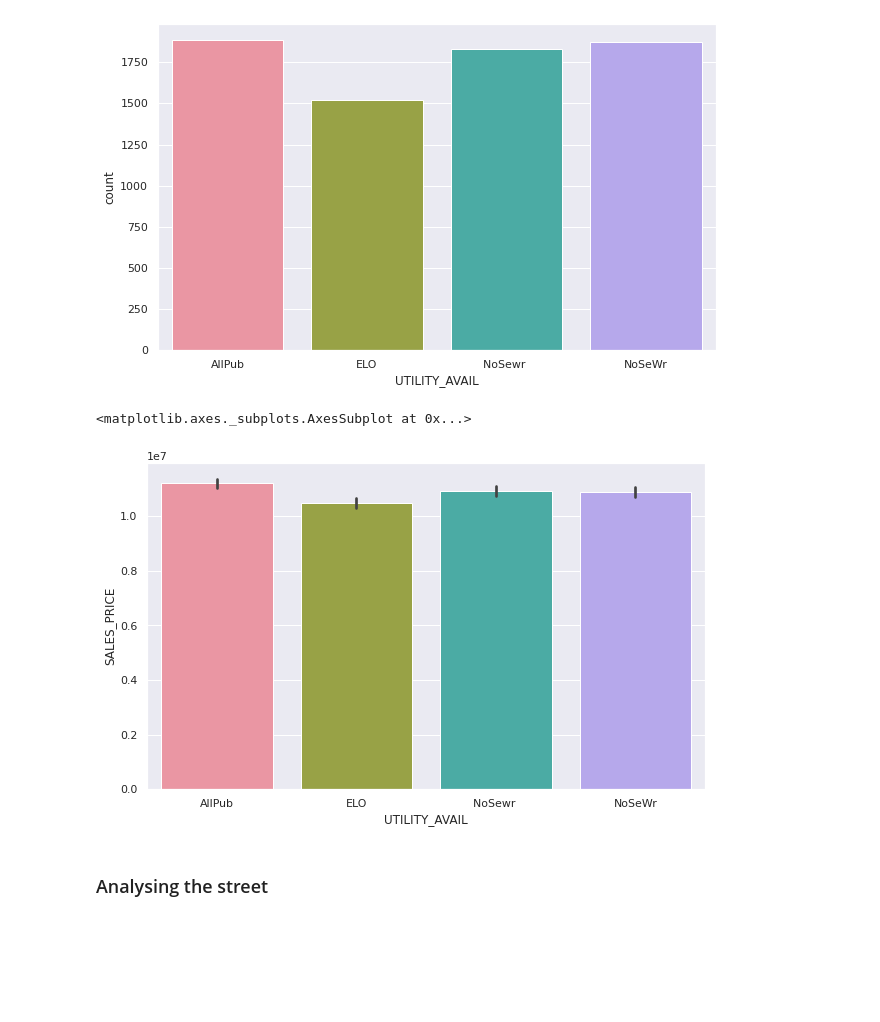
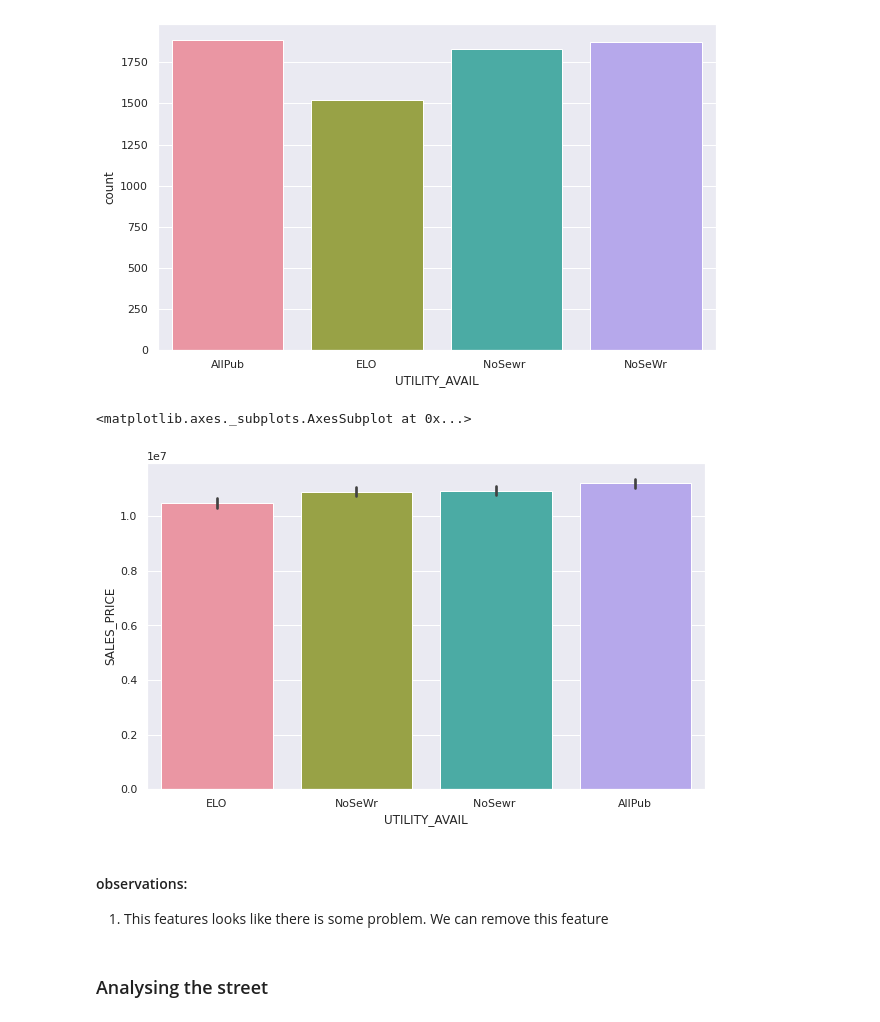
Before and after one commit to Balajilp/Chennai_House_Price_Prediction, a Jupyter notebook: Chennai_House_Price.ipynb, the cells around one changed output. Drawn from its saved outputs; the diff is of its cells as text; code cells hidden in the pictures; blank space fills up the shorter version.

```diff
--- a/Chennai_House_Price.ipynb
+++ b/Chennai_House_Price.ipynb
@@ -540,10 +549,16 @@ Pass the following variable as a keyword arg: x. From version 0.12, the only val
 # %%
 # Analyisi using Bar plot on utility avail
 plt.figure(figsize=(10, 6))
-sns.barplot(x=df4['UTILITY_AVAIL'], y=df4['SALES_PRICE'])
+# sns.barplot(x=df4['UTILITY_AVAIL'], y=df4['SALES_PRICE'])
+
+result = df4.groupby('UTILITY_AVAIL')['SALES_PRICE'].aggregate(np.mean).reset_index().sort_values('SALES_PRICE')
+sns.barplot(x=df4['UTILITY_AVAIL'], y=df4['SALES_PRICE'], data=df4, order=result['UTILITY_AVAIL'])
 # %% [output]
 <matplotlib.axes._subplots.AxesSubplot at 0x...>
-[figure, old version]
+[figure, new version]
+# %% [markdown]
+#### observations:
+1.  This features looks like there is some problem.  We can remove this feature
 # %% [markdown]
 ### Analysing the street
 # %%
```
Also changed, not shown: parts of 53 cells of this notebook.
